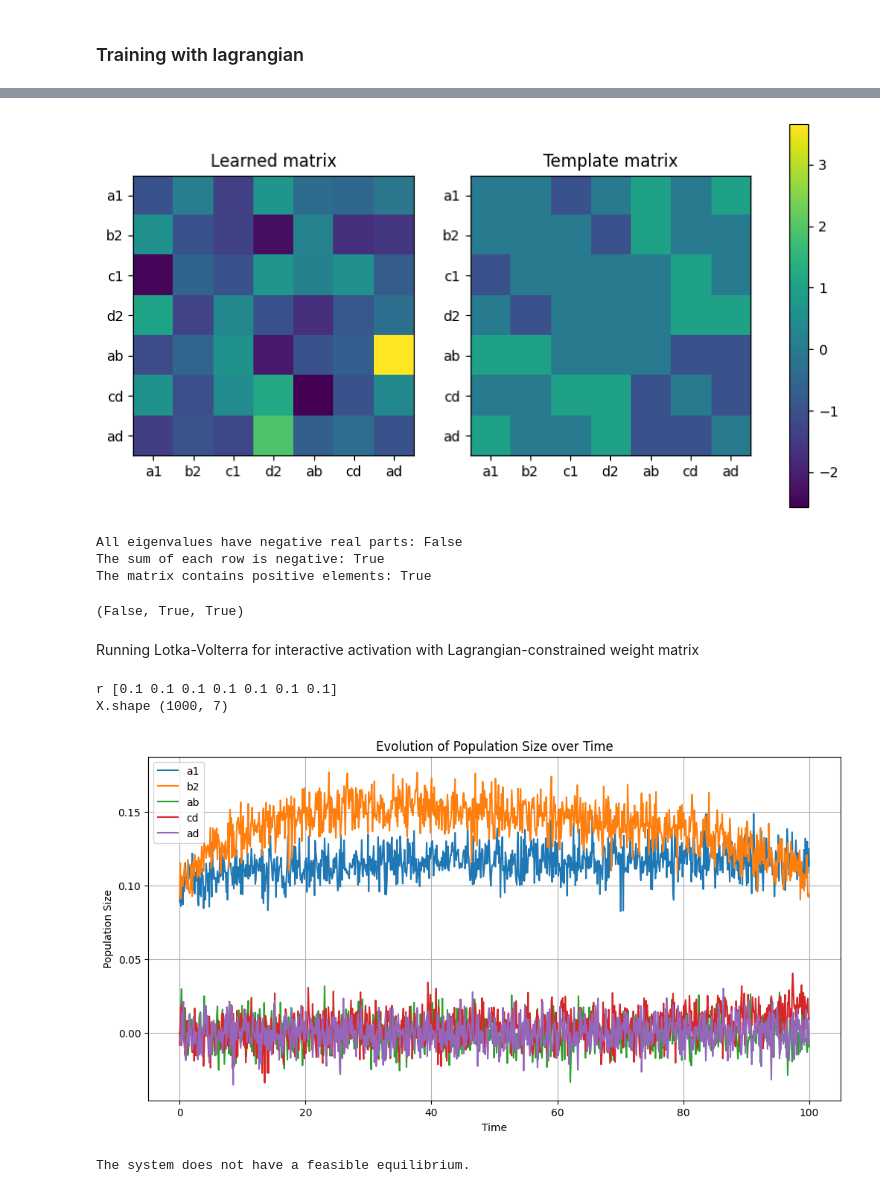
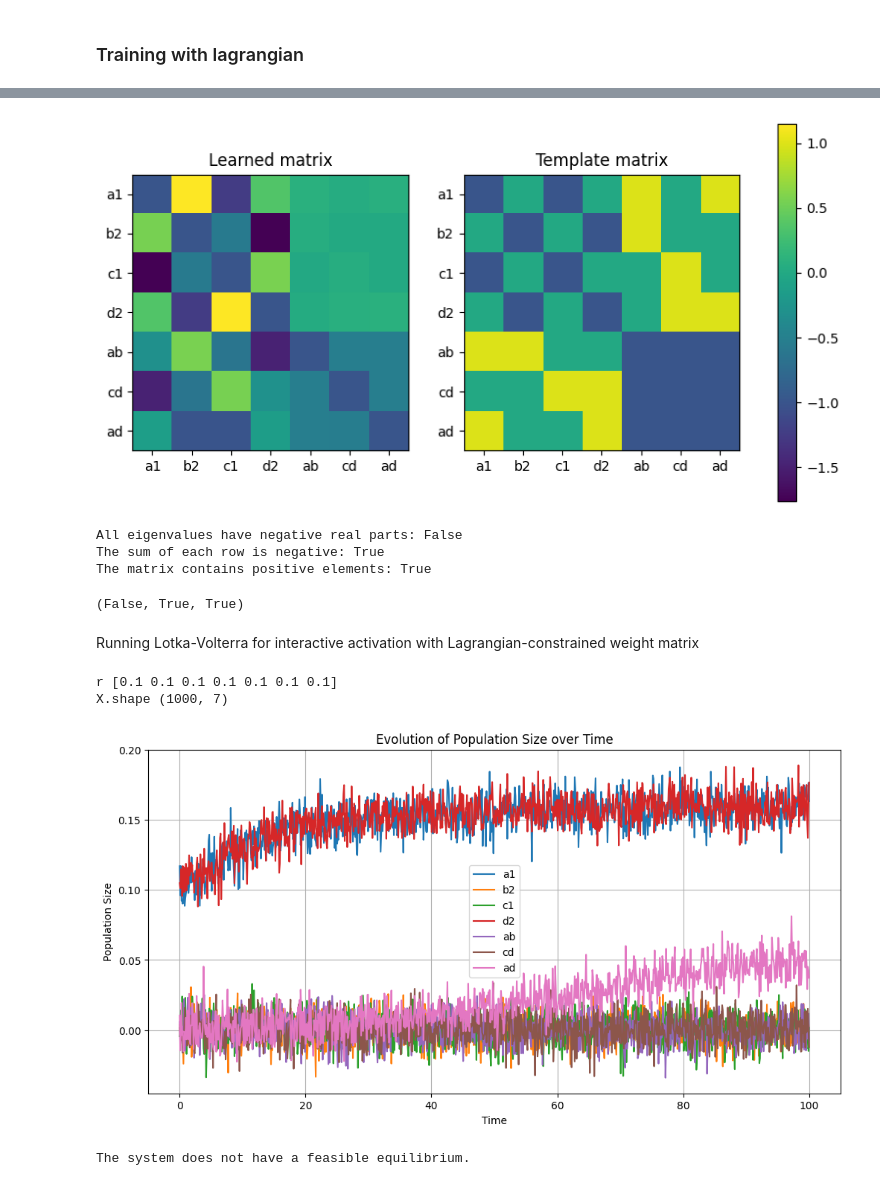
Before and after one commit to THANNAGA/Lagrangian, a Jupyter notebook: GLV_bounded_lagrangian.ipynb, the cells around one changed output, grey strips where cells are left out. Saved outputs shown, nothing was run; the diff lists cells and outputs as text; code cells hidden in the pictures.

```diff
--- a/GLV_bounded_lagrangian.ipynb
+++ b/GLV_bounded_lagrangian.ipynb
@@ -43,6 +44,8 @@ class LogisticRegression(torch.nn.Module):
         super(LogisticRegression, self).__init__()
         self.input_dim = input_dim
         self.linear = torch.nn.Linear(input_dim, output_dim, bias=False)
+        # Freeze the diagonal: add a hook to zero out the diagonal elements of the gradient
+        self.linear.weight.register_hook(lambda grad: grad - torch.diag_embed(torch.diag(grad)))
 
     def forward(self, x):
         x = x.view(-1, self.input_dim)
@@ -59,8 +62,8 @@ class LogisticRegressionFixed(torch.nn.Module):
         self.untrainable_weights = torch.diag(torch.full((min(input_dim, output_dim),), -1.))
 
         # Set the diagonal elements of trainable_weights to zero
-        with torch.no_grad():
-            self.trainable_weights -= torch.diag_embed(torch.diag(self.trainable_weights))
+        #with torch.no_grad():
+        #    self.trainable_weights -= torch.diag_embed(torch.diag(self.trainable_weights))
 
         # Add a hook to zero out the diagonal elements of the gradient
         self.trainable_weights.register_hook(lambda grad: grad - torch.diag_embed(torch.diag(grad)))
@@ -153,7 +156,8 @@ class TemplateSumConstrainedLogRegMod(cooper.ConstrainedMinimizationProblem):
 
         pred_logits = model.forward(inputs)
         loss = self.criterion(pred_logits, targets)
-        weights = model.trainable_weights + model.untrainable_weights
+        #weights = model.trainable_weights + model.untrainable_weights
+        weights = model.linear.weight
 
         # We want each row of W to sum to a negative
         # g(W) <= 0
@@ -271,7 +285,11 @@ plt.show()
 cmp = TemplateSumConstrainedLogRegMod()
 formulation = cooper.LagrangianFormulation(cmp)
 
-model = LogisticRegressionFixed(A.shape[0], A.shape[1])
+#model = LogisticRegressionFixed(A.shape[0], A.shape[1])
+model = LogisticRegression(A.shape[0], A.shape[1])
+# Initialize the model's weights with A
+A_tensor = torch.tensor(A, dtype=torch.float32)
+model.linear.weight.data = nn.Parameter(A_tensor)
 
 # primal_optimizer = cooper.optim.ExtraSGD(model.parameters(), lr=1e-3, momentum=0.9)
 # dual_optimizer = cooper.optim.partial_optimizer(cooper.optim.ExtraSGD, lr=5e-3)
@@ -362,8 +384,8 @@ def check_matrix_conditions(matrix, verbose=True):
 
   return eigenvalues_condition, row_sums_condition, positive_elements_condition
 # %%
-#A = model.linear.weight.detach().numpy()
-A = model.trainable_weights.detach().numpy() + model.untrainable_weights.detach().numpy()
+A = model.linear.weight.detach().numpy()
+#A = model.trainable_weights.detach().numpy() + model.untrainable_weights.detach().numpy()
 #np.fill_diagonal(A, -1)
 
 # Determine the common color limits
@@ -395,4 +417,6 @@ fig.colorbar(im1, ax=axs.ravel().tolist(), orientation='vertical')
 plt.show()
 
 check_matrix_conditions(A)
+
+print (A)
 # %% [output]
@@ -404,5 +441,5 @@ The matrix contains positive elements: True
 # %%
-np.fill_diagonal(A, -1)
+#np.fill_diagonal(A, -1)
 # Determine the common color limits
 vmin = min(A.min(), template.min())
 vmax = max(A.max(), template.max())
@@ -433,7 +470,7 @@ plt.show()
 
 check_matrix_conditions(A)
 # %% [output]
-[figure, old version]
+[figure, new version]
 All eigenvalues have negative real parts: False
 The sum of each row is negative: True
 The matrix contains positive elements: True
@@ -458,36 +495,37 @@ print ('r', r)
 # Define the system of differential equations
 def dXdt(X, t):
     return X * (r + np.dot(A, X))
 
 # Initial conditions: start with equal populations
 #X0 = 0.01*np.ones(N)
-X0 = [0.1, 0.1, 0.001, 0.001, 0.001, 0.001, 0.001]
+#X0 = [0.1, 0.1, 0.001, 0.001, 0.001, 0.001, 0.001]
+X0 = [0.1, 0.001, 0.001, 0.1, 0.001, 0.001, 0.001]
 
 # Time points
 T = 100
 t = np.linspace(0, T, 1000)
 
 # Solve the system of differential equations
 X = odeint(dXdt, X0, t)
 
 # Plot the results
 plt.figure(figsize=(12, 6)); print ('X.shape', X.shape)
 
-select = ['a1', 'b2', 'ab', 'cd', 'ad']
+select = ['a1', 'b2', 'c1', 'd2', 'ab', 'cd', 'ad']
 tokens = ['a1', 'b2', 'c1', 'd2', 'ab', 'cd', 'ad']
 for i in range(X.shape[1]):
     if tokens[i] in select:
       plt.plot(t, X[:, i] +0.01*np.random.randn(X.shape[0]), label=tokens[i])
 plt.legend()
 plt.xlabel('Time')
 plt.ylabel('Population Size')
 plt.title('Evolution of Population Size over Time')
 plt.grid(True)
 plt.show()
 # %% [output]
 r [0.1 0.1 0.1 0.1 0.1 0.1 0.1]
 X.shape (1000, 7)
-[figure, old version]
+[figure, new version]
 # %%
 def jacobian(func, state, interaction_matrix, growth_rates):
     """Compute the Jacobian matrix of func at the given state."""
```
Also changed, not shown: parts of 10 cells of this notebook.
